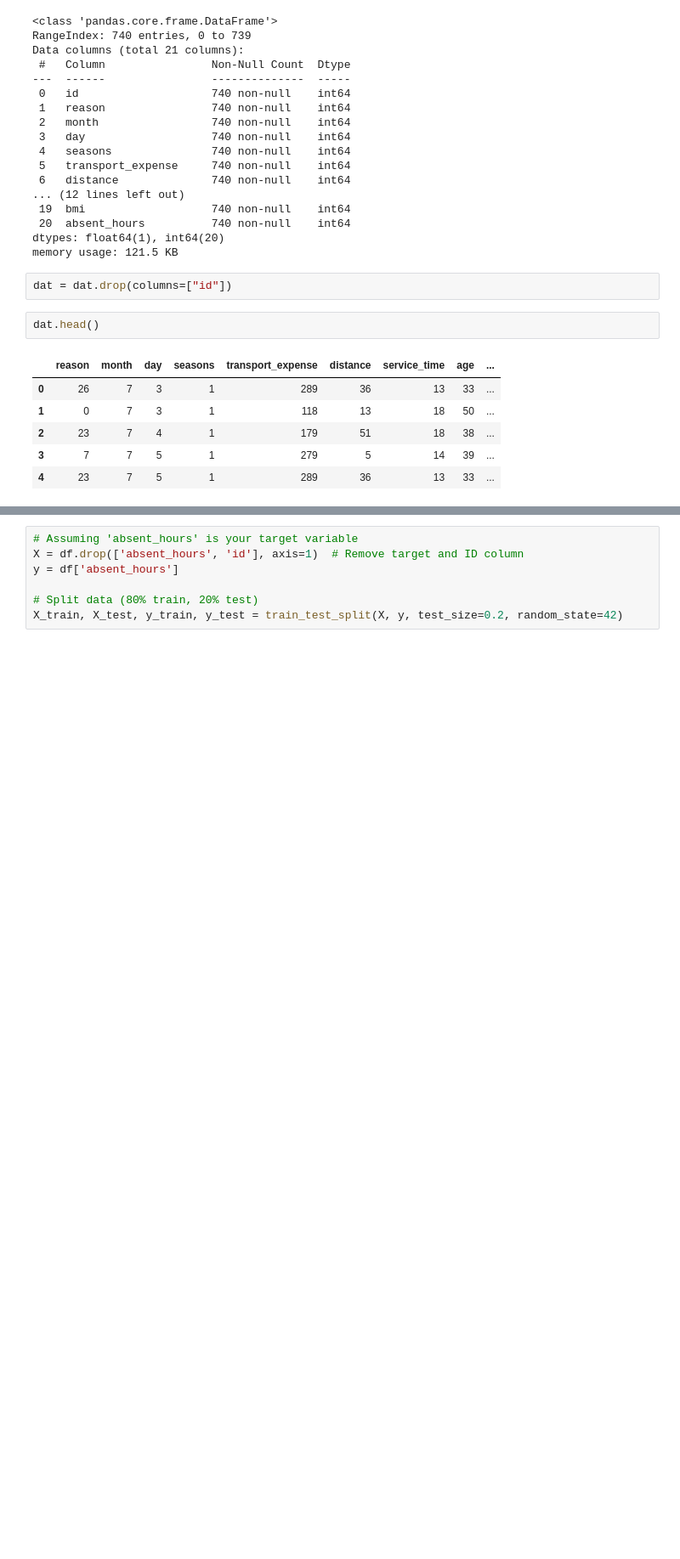
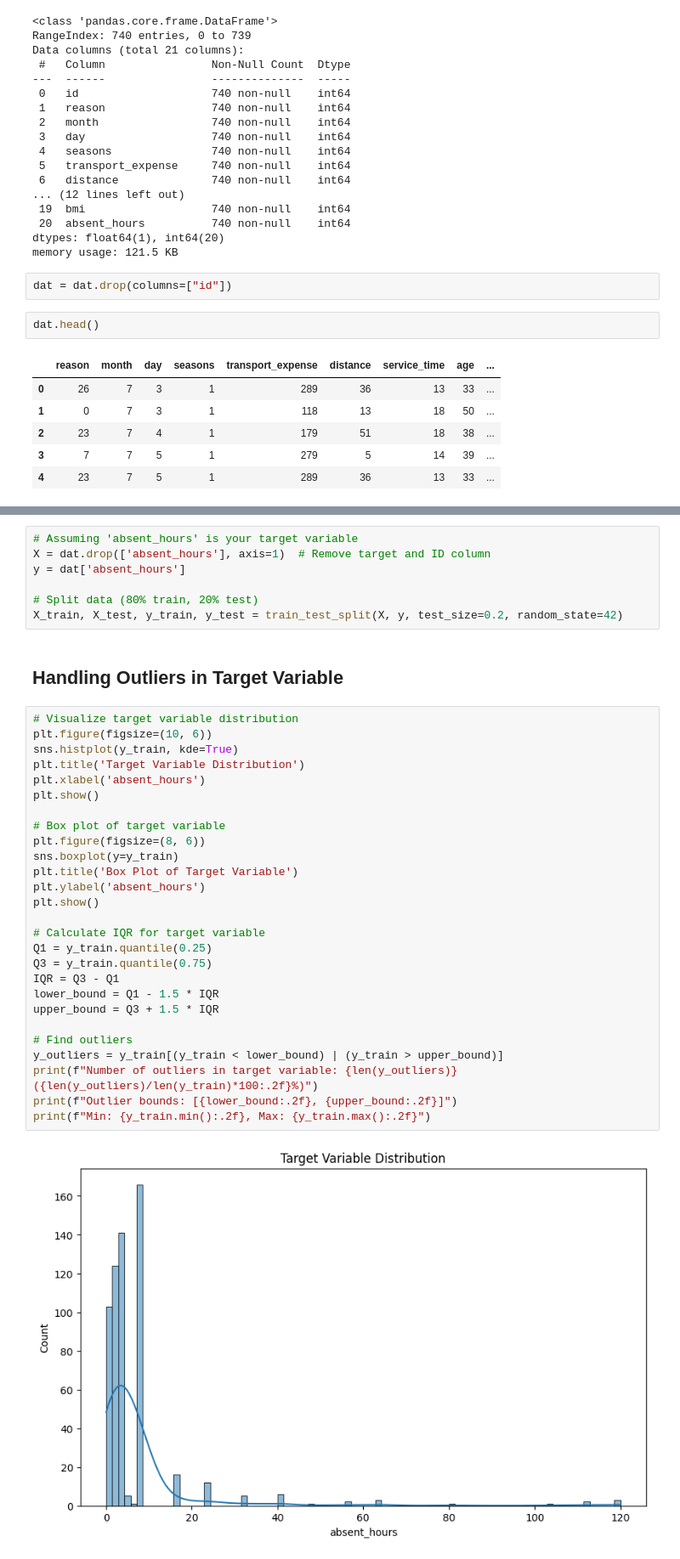
Before and after one commit to emilyh006/predict_absent, a Jupyter notebook: analysis.ipynb, the cells around one changed output, grey strips where cells are left out. Shown: that part at 85% size. Drawn from its saved outputs; the diff is of its cells as text; blank space fills up the shorter version.

```diff
--- a/analysis.ipynb
+++ b/analysis.ipynb
@@ -72,7 +76,38 @@ dat.head()
 # %%
 # Assuming 'absent_hours' is your target variable
-X = df.drop(['absent_hours', 'id'], axis=1)  # Remove target and ID column
-y = df['absent_hours']
+X = dat.drop(['absent_hours'], axis=1)  # Remove target and ID column
+y = dat['absent_hours']
 
 # Split data (80% train, 20% test)
 X_train, X_test, y_train, y_test = train_test_split(X, y, test_size=0.2, random_state=42)
+# %% [markdown]
+## Handling Outliers in Target Variable
+# %%
+# Visualize target variable distribution
+plt.figure(figsize=(10, 6))
+sns.histplot(y_train, kde=True)
+plt.title('Target Variable Distribution')
+plt.xlabel('absent_hours')
+plt.show()
+
+# Box plot of target variable
+plt.figure(figsize=(8, 6))
+sns.boxplot(y=y_train)
+plt.title('Box Plot of Target Variable')
+plt.ylabel('absent_hours')
+plt.show()
+
+# Calculate IQR for target variable
+Q1 = y_train.quantile(0.25)
+Q3 = y_train.quantile(0.75)
+IQR = Q3 - Q1
+lower_bound = Q1 - 1.5 * IQR
+upper_bound = Q3 + 1.5 * IQR
+
+# Find outliers
+y_outliers = y_train[(y_train < lower_bound) | (y_train > upper_bound)]
+print(f"Number of outliers in target variable: {len(y_outliers)} ({len(y_outliers)/len(y_train)*100:.2f}%)")
+print(f"Outlier bounds: [{lower_bound:.2f}, {upper_bound:.2f}]")
+print(f"Min: {y_train.min():.2f}, Max: {y_train.max():.2f}")
+# %% [output]
+[figure, added]
```
Also changed, not shown: parts of 15 cells of this notebook, 7 other files.
